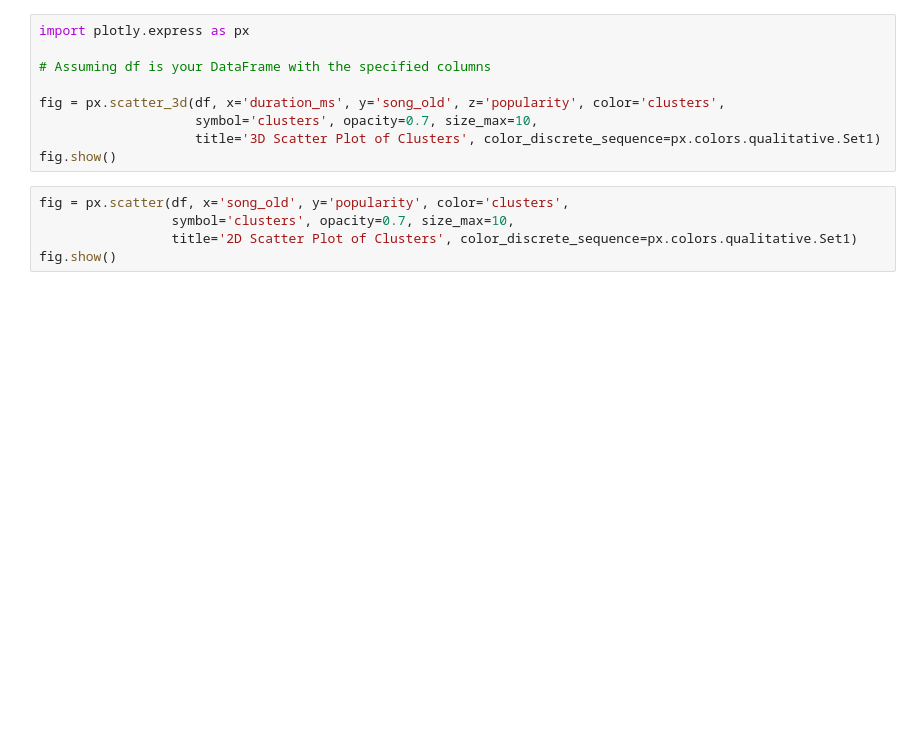
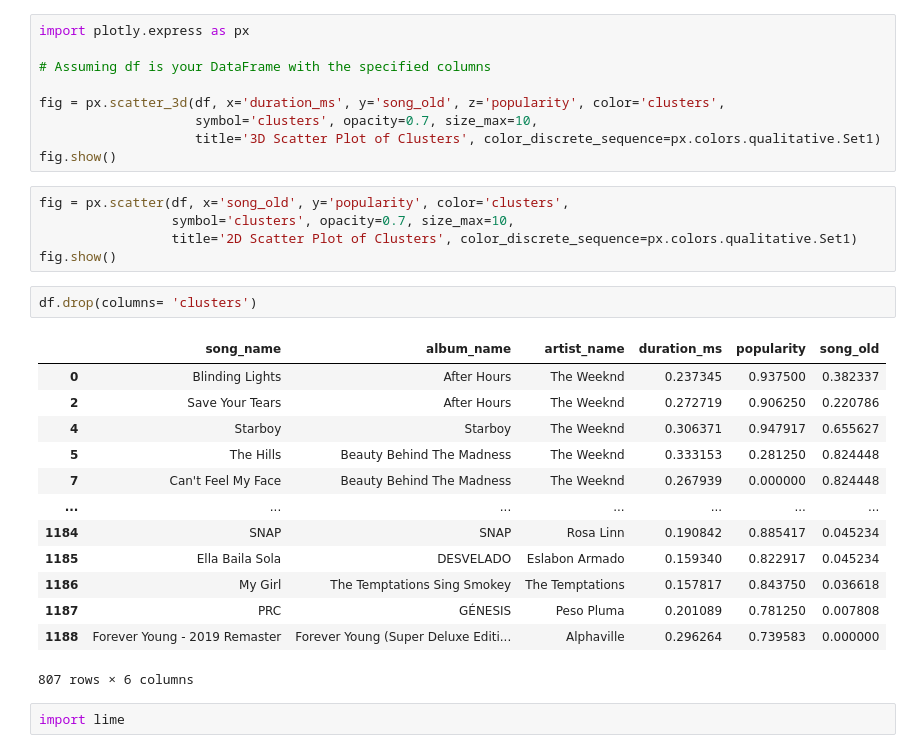
Before and after one commit to MarkPhamm/spotify_app, a Jupyter notebook: spotify_app/kmeans_clustering.ipynb, the cells around one changed output. Cells and saved outputs as stored; diff of their text form; blank space fills up the shorter version.

```diff
--- a/spotify_app/kmeans_clustering.ipynb
+++ b/spotify_app/kmeans_clustering.ipynb
@@ -185,3 +184,21 @@ fig = px.scatter(df, x='song_old', y='popularity', color='clusters',
                  symbol='clusters', opacity=0.7, size_max=10,
                  title='2D Scatter Plot of Clusters', color_discrete_sequence=px.colors.qualitative.Set1)
 fig.show()
+# %%
+df.drop(columns= 'clusters')
+# %% [output]
+|  | song_name | album_name | artist_name | duration_ms | popularity | song_old |
+| 0 | Blinding Lights | After Hours | The Weeknd | 0.237345 | 0.937500 | 0.382337 |
+| 2 | Save Your Tears | After Hours | The Weeknd | 0.272719 | 0.906250 | 0.220786 |
+| 4 | Starboy | Starboy | The Weeknd | 0.306371 | 0.947917 | 0.655627 |
+| 5 | The Hills | Beauty Behind The Madness | The Weeknd | 0.333153 | 0.281250 | 0.824448 |
+| 7 | Can't Feel My Face | Beauty Behind The Madness | The Weeknd | 0.267939 | 0.000000 | 0.824448 |
+| ... | ... | ... | ... | ... | ... | ... |
+| 1184 | SNAP | SNAP | Rosa Linn | 0.190842 | 0.885417 | 0.045234 |
+| 1185 | Ella Baila Sola | DESVELADO | Eslabon Armado | 0.159340 | 0.822917 | 0.045234 |
+| 1186 | My Girl | The Temptations Sing Smokey | The Temptations | 0.157817 | 0.843750 | 0.036618 |
+| 1187 | PRC | GÉNESIS | Peso Pluma | 0.201089 | 0.781250 | 0.007808 |
+| 1188 | Forever Young - 2019 Remaster | Forever Young (Super Deluxe Editi... | Alphaville | 0.296264 | 0.739583 | 0.000000 |
+807 rows × 6 columns
+# %%
+import lime
```
Also changed, not shown: parts of 7 cells of this notebook, 3 other files.
